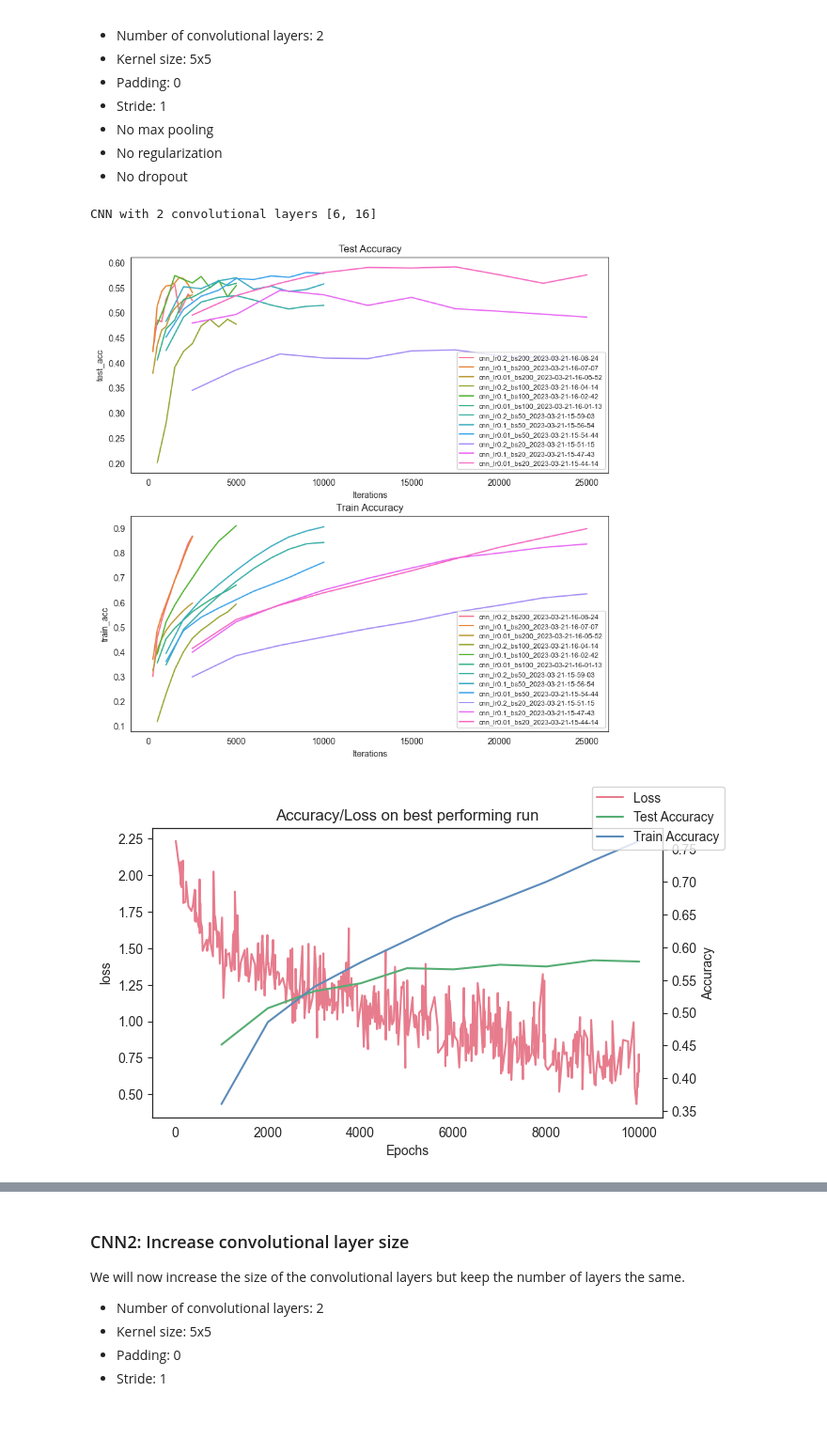
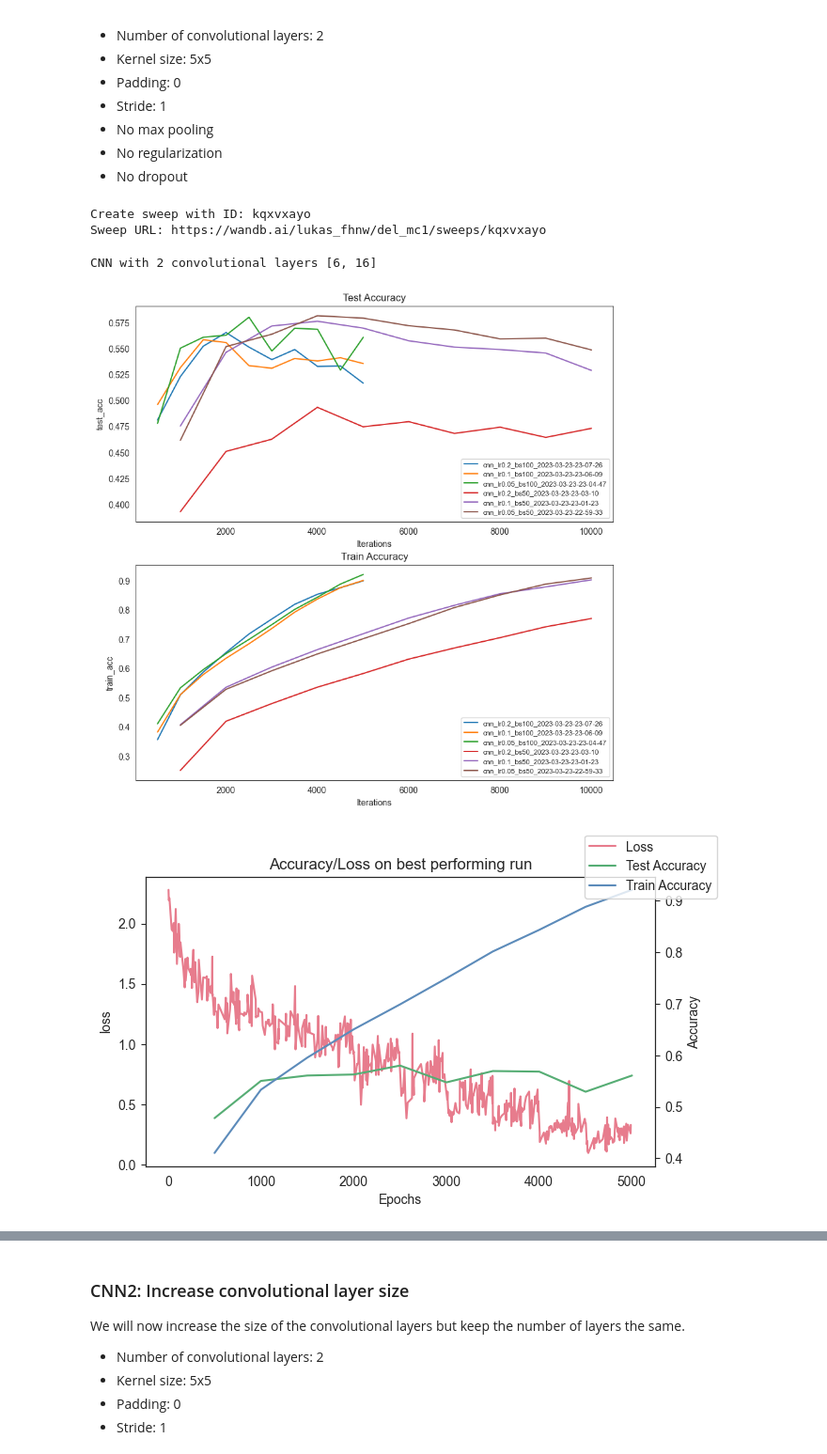
Before and after one commit to lukasreber/del_mc1, a Jupyter notebook: mc1.ipynb, the cells around one changed output, grey strips where cells are left out. Shown at 94% size. Drawn from its saved outputs; the diff is of its cells as text; code cells hidden in the pictures; blank space fills up the shorter version.

```diff
--- a/mc1.ipynb
+++ b/mc1.ipynb
@@ -314,7 +314,7 @@ def plot_results(summaries, configs, accuracies, losses, lr_bsize, title):
     # load model for summary info
     model = torch.load(f'./models/{best_run.run}.pth')
     model = model.to('cpu')
-    print(summary(model, (3, 32, 32)))
+    torchsummary.summary(model, (3, 32, 32))
 
     if lr_bsize:
         # Heatmap
@@ -624,7 +643,8 @@ def train_cnn_1(config=None):
             testdata=torch.utils.data.DataLoader(cifar_test, batch_size=config.batch_size, shuffle=True),
             criterion=nn.CrossEntropyLoss(),
             epochs=config.epochs,
-            device=device
+            device=device,
+            name=wandb.run.name
         )
 
 sweep_config = {
@@ -639,10 +659,10 @@ sweep_config = {
             'value': 10
             },
         'batch_size': {
-            'values': [20, 50, 100, 200]
+            'values': [50, 100]
         },
         'learning_rate': {
-            'values': [0.01, 0.1, 0.2]
+            'values': [0.05, 0.1, 0.2]
         },
         'architecture': {
             'value': 'cnn'
@@ -677,14 +697,17 @@ sweep_config = {
 
 sweep_id = wandb.sweep(sweep_config, project="del_mc1")
 wandb.agent(sweep_id, function=train_cnn_1)
+# %% [output]
+Create sweep with ID: kqxvxayo
+Sweep URL: https://wandb.ai/lukas_fhnw/del_mc1/sweeps/kqxvxayo
 # %%
-summary, configs, accuracies, losses = get_logs('w077kfjd')
+summary, configs, accuracies, losses = get_logs('kqxvxayo')
 nr_layers = len(configs.loc[0,'hidden_layers'])
 layers = configs.loc[0,'hidden_layers']
 nr_conv_layers = len(configs.loc[0,'conv_filters'])
 conv_layers = configs.loc[0,'conv_filters']
 plot_results(summary, configs, accuracies, losses, False, f'CNN with {nr_conv_layers} convolutional layers {conv_layers}')
 # %% [output]
 CNN with 2 convolutional layers [6, 16]
-[figure, old version]
+[figure, new version]
-[figure, old version]
+[figure, new version]
```
Also changed, not shown: parts of 19 cells of this notebook.
